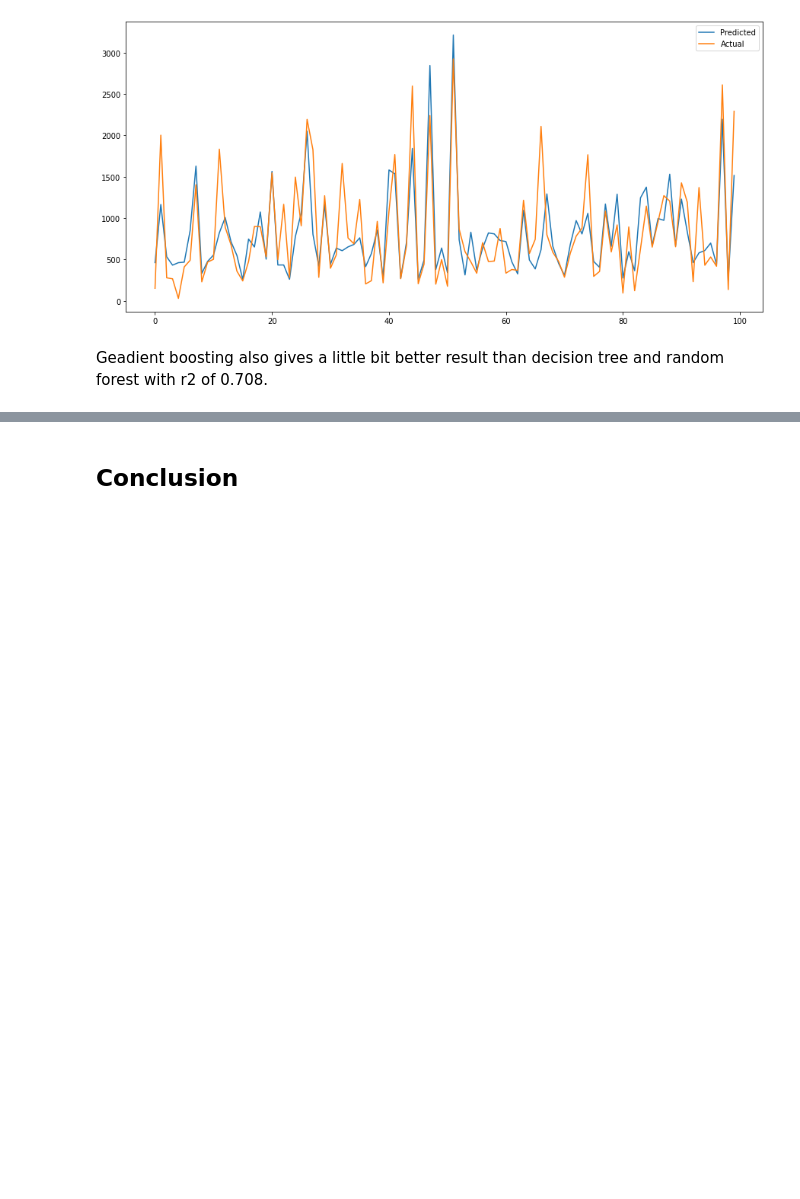
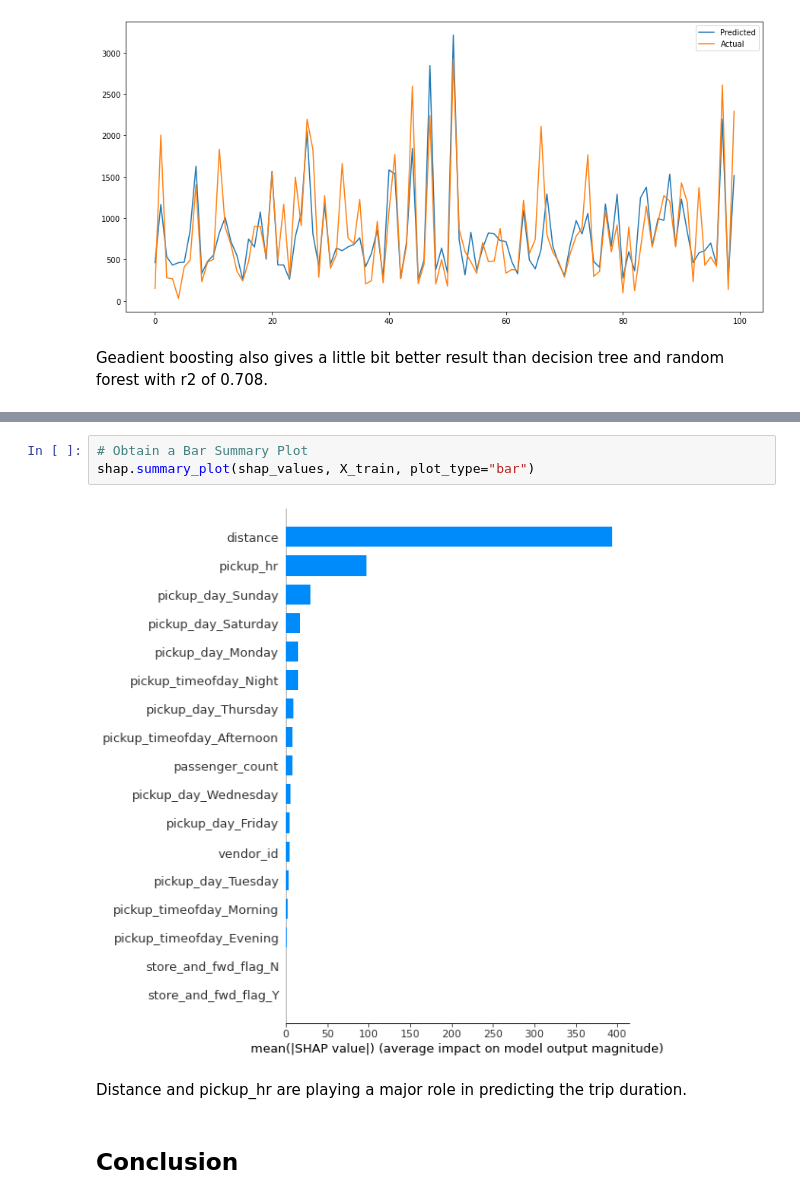
Before and after one commit to Prashant-Shaw/NYC-Taxi-Trip-Time-Prediction, a Jupyter notebook: NYC_Taxi_Trip_Time_Prediction_Capstone_Project.ipynb, the cells around one changed output, grey strips where cells are left out. Cells and saved outputs as stored; diff of their text form; blank space fills up the shorter version.

```diff
--- a/NYC_Taxi_Trip_Time_Prediction_Capstone_Project.ipynb
+++ b/NYC_Taxi_Trip_Time_Prediction_Capstone_Project.ipynb
@@ -1428,3 +1473,10 @@ Geadient boosting also gives a little bit better result than decision tree and r
+# %%
+# Obtain a Bar Summary Plot
+shap.summary_plot(shap_values, X_train, plot_type="bar")
+# %% [output]
+[figure, added]
+# %% [markdown]
+Distance and pickup_hr are playing a major role in predicting the trip duration.
 # %% [markdown]
 
 ## **Conclusion**
```
Also changed, not shown: parts of 9 cells of this notebook.
